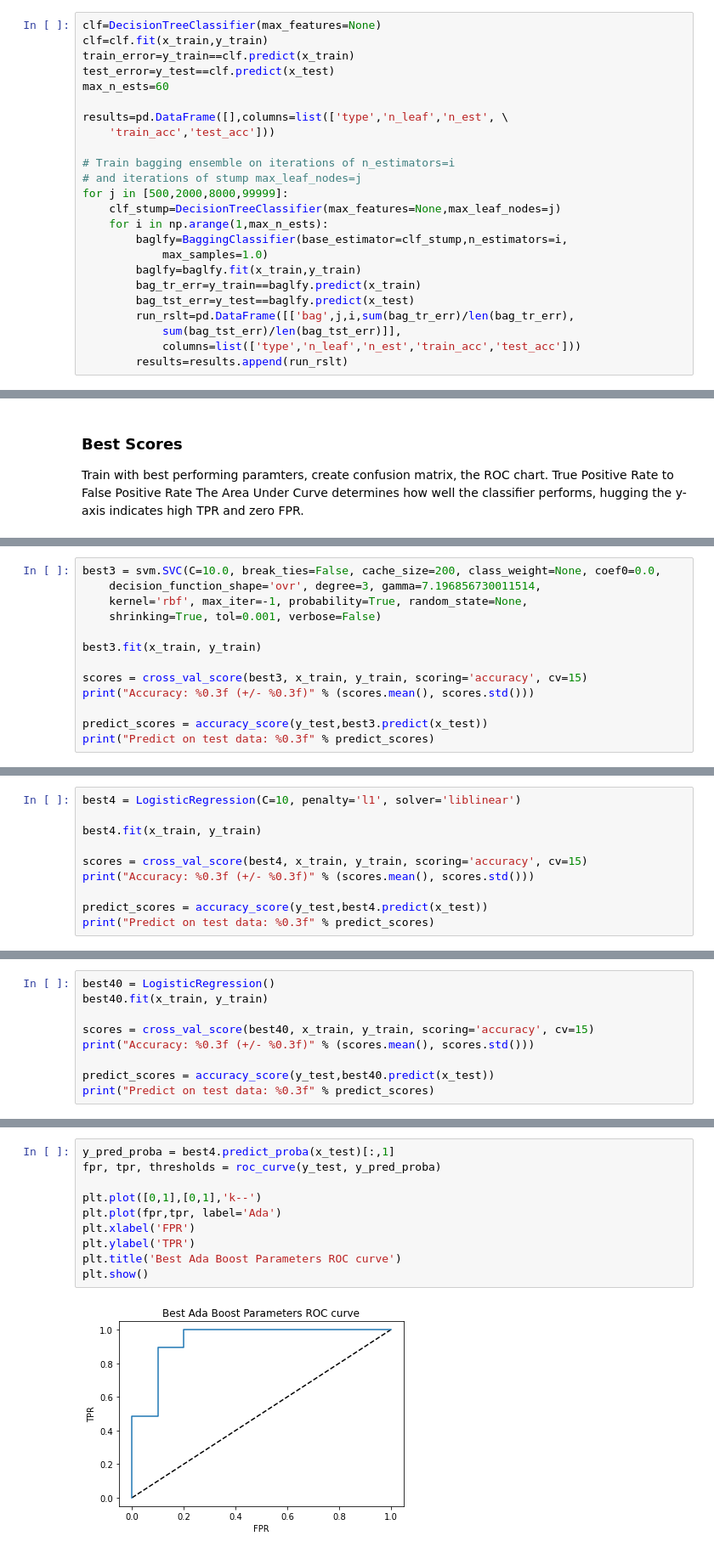
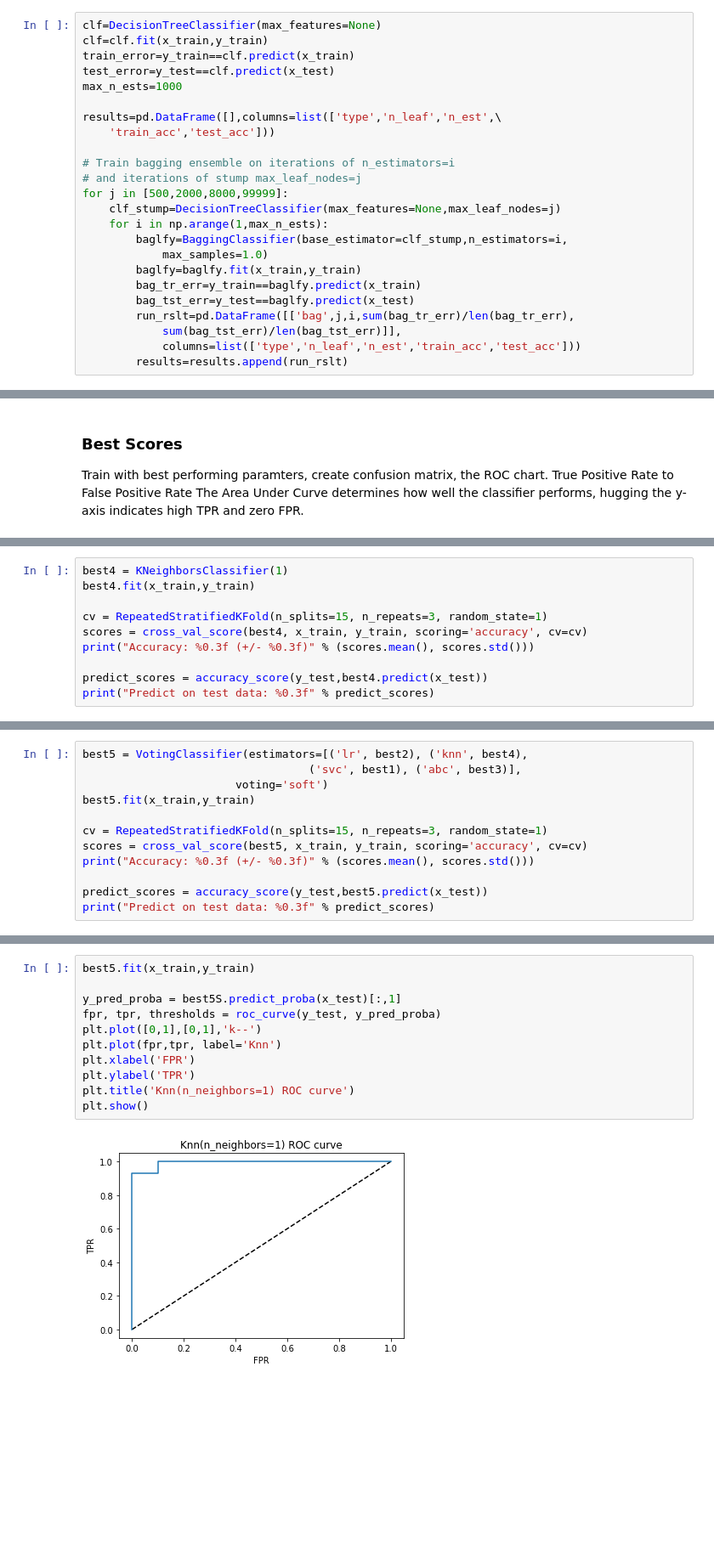
Before and after one commit to he16946/Assignment2020, a Jupyter notebook: Assignment2020.ipynb, the cells around one changed output, grey strips where cells are left out. Shown: that part at 85% size. Drawn from its saved outputs; the diff is of its cells as text; blank space fills up the shorter version.

Commit message:
Added Ridge Classifier + more refining

```diff
--- a/Assignment2020.ipynb
+++ b/Assignment2020.ipynb
@@ -325,9 +428,9 @@ clf=DecisionTreeClassifier(max_features=None)
 clf=clf.fit(x_train,y_train)
 train_error=y_train==clf.predict(x_train)
 test_error=y_test==clf.predict(x_test)
-max_n_ests=60
+max_n_ests=1000
 
-results=pd.DataFrame([],columns=list(['type','n_leaf','n_est', \
+results=pd.DataFrame([],columns=list(['type','n_leaf','n_est',\
     'train_acc','test_acc']))
 
 # Train bagging ensemble on iterations of n_estimators=i
@@ -687,13 +845,0 @@ plt.show()
-# %%
-best3 = svm.SVC(C=10.0, break_ties=False, cache_size=200, class_weight=None, coef0=0.0,
-    decision_function_shape='ovr', degree=3, gamma=7.196856730011514,
-    kernel='rbf', max_iter=-1, probability=True, random_state=None,
-    shrinking=True, tol=0.001, verbose=False)
-
-best3.fit(x_train, y_train)
-
-scores = cross_val_score(best3, x_train, y_train, scoring='accuracy', cv=15)
-print("Accuracy: %0.3f (+/- %0.3f)" % (scores.mean(), scores.std()))
-
-predict_scores = accuracy_score(y_test,best3.predict(x_test))
-print("Predict on test data: %0.3f" % predict_scores)
@@ -728,9 +871,9 @@ plt.show()
 # %%
-best4 = LogisticRegression(C=10, penalty='l1', solver='liblinear')
+best4 = KNeighborsClassifier(1)
+best4.fit(x_train,y_train)
 
-best4.fit(x_train, y_train)
-
-scores = cross_val_score(best4, x_train, y_train, scoring='accuracy', cv=15)
+cv = RepeatedStratifiedKFold(n_splits=15, n_repeats=3, random_state=1)
+scores = cross_val_score(best4, x_train, y_train, scoring='accuracy', cv=cv)
 print("Accuracy: %0.3f (+/- %0.3f)" % (scores.mean(), scores.std()))
 
 predict_scores = accuracy_score(y_test,best4.predict(x_test))
@@ -741,10 +908,13 @@ Predict on test data: 0.897
 # %%
-best40 = LogisticRegression()
-best40.fit(x_train, y_train)
+best5 = VotingClassifier(estimators=[('lr', best2), ('knn', best4),
+                                  ('svc', best1), ('abc', best3)],
+                       voting='soft')
+best5.fit(x_train,y_train)
 
-scores = cross_val_score(best40, x_train, y_train, scoring='accuracy', cv=15)
+cv = RepeatedStratifiedKFold(n_splits=15, n_repeats=3, random_state=1)
+scores = cross_val_score(best5, x_train, y_train, scoring='accuracy', cv=cv)
 print("Accuracy: %0.3f (+/- %0.3f)" % (scores.mean(), scores.std()))
 
-predict_scores = accuracy_score(y_test,best40.predict(x_test))
+predict_scores = accuracy_score(y_test,best5.predict(x_test))
 print("Predict on test data: %0.3f" % predict_scores)
 # %% [output]
@@ -764,12 +934,13 @@ Text(0.5, 15.0, 'Predicted label')
 # %%
-y_pred_proba = best4.predict_proba(x_test)[:,1]
+best5.fit(x_train,y_train)
+
+y_pred_proba = best5S.predict_proba(x_test)[:,1]
 fpr, tpr, thresholds = roc_curve(y_test, y_pred_proba)
-
 plt.plot([0,1],[0,1],'k--')
-plt.plot(fpr,tpr, label='Ada')
+plt.plot(fpr,tpr, label='Knn')
 plt.xlabel('FPR')
 plt.ylabel('TPR')
-plt.title('Best Ada Boost Parameters ROC curve')
+plt.title('Knn(n_neighbors=1) ROC curve')
 plt.show()
 # %% [output]
-[figure, old version]
+[figure, new version]
```
Also changed, not shown: parts of 56 cells of this notebook.
